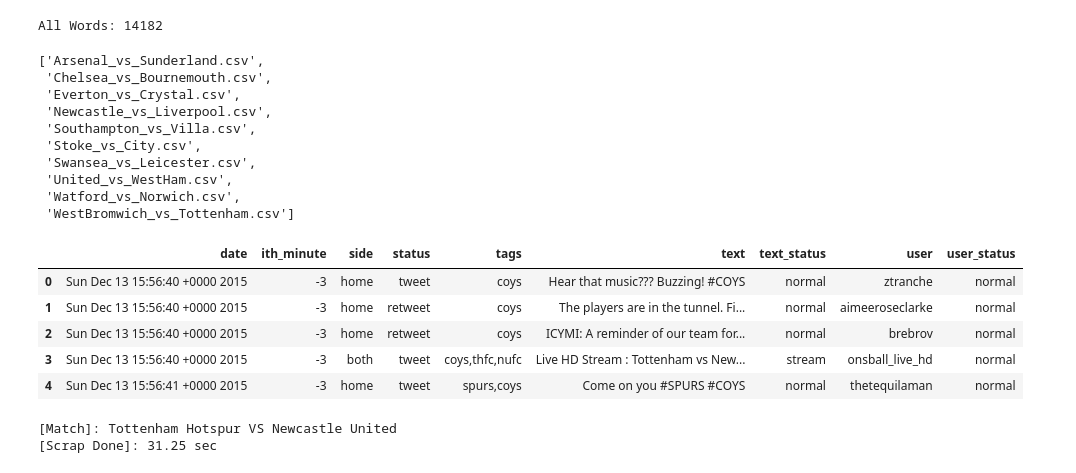
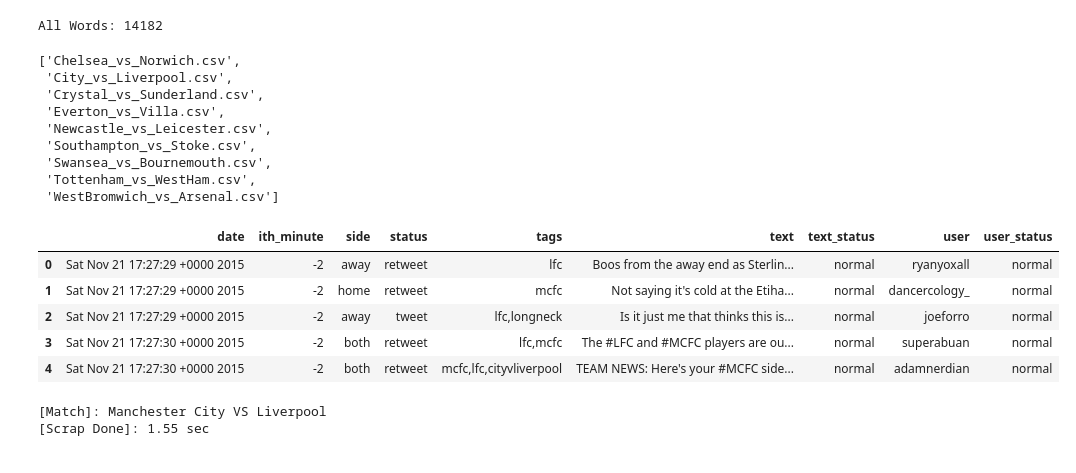
Before and after one commit to byam/predictEPL, a Jupyter notebook: Word-Emotion/Game Emolex Plot.ipynb, the cells around one changed output. Saved outputs shown, nothing was run; the diff lists cells and outputs as text; code cells hidden in the pictures.

```diff
--- a/Word-Emotion/Game Emolex Plot.ipynb
+++ b/Word-Emotion/Game Emolex Plot.ipynb
@@ -34,33 +34,32 @@ dic_emolex, dic_emolex_stemmed = EmolexDic()
 All Words: 14182
 # %%
 # choosing data
-week = str(15)
+week = str(13)
 GW = 'GW' + week
 filenames = FolderFiles(GW + '/SingleGames', paths.READ_PATH_EXTRACTED_CSV, ends='.csv')
 filenames
 # %% [output]
-['Arsenal_vs_Sunderland.csv',
- 'Chelsea_vs_Bournemouth.csv',
- 'Everton_vs_Crystal.csv',
- 'Newcastle_vs_Liverpool.csv',
- 'Southampton_vs_Villa.csv',
- 'Stoke_vs_City.csv',
- 'Swansea_vs_Leicester.csv',
- 'United_vs_WestHam.csv',
- 'Watford_vs_Norwich.csv',
- 'WestBromwich_vs_Tottenham.csv']
+['Chelsea_vs_Norwich.csv',
+ 'City_vs_Liverpool.csv',
+ 'Crystal_vs_Sunderland.csv',
+ 'Everton_vs_Villa.csv',
+ 'Newcastle_vs_Leicester.csv',
+ 'Southampton_vs_Stoke.csv',
+ 'Swansea_vs_Bournemouth.csv',
+ 'Tottenham_vs_WestHam.csv',
+ 'WestBromwich_vs_Arsenal.csv']
 # %%
 GW = 'GW' + week
 os.chdir(paths.READ_PATH_EXTRACTED_CSV + GW + '/SingleGames')
-df = csv_dic_df(filenames[-3])
+df = csv_dic_df(filenames[1])
 df.head()
 # %% [output]
 |  | date | ith_minute | side | status | tags | text | text_status | user | user_status |
-| 0 | Sun Dec 13 15:56:40 +0000 2015 | -3 | home | tweet | coys | Hear that music??? Buzzing! #COYS | normal | ztranche | normal |
-| 1 | Sun Dec 13 15:56:40 +0000 2015 | -3 | home | retweet | coys | The players are in the tunnel. Fi... | normal | aimeeroseclarke | normal |
-| 2 | Sun Dec 13 15:56:40 +0000 2015 | -3 | home | retweet | coys | ICYMI: A reminder of our team for... | normal | brebrov | normal |
-| 3 | Sun Dec 13 15:56:40 +0000 2015 | -3 | both | tweet | coys,thfc,nufc | Live HD Stream : Tottenham vs New... | stream | onsball_live_hd | normal |
-| 4 | Sun Dec 13 15:56:41 +0000 2015 | -3 | home | tweet | spurs,coys | Come on you #SPURS #COYS | normal | thetequilaman | normal |
+| 0 | Sat Nov 21 17:27:29 +0000 2015 | -2 | away | retweet | lfc | Boos from the away end as Sterlin... | normal | ryanyoxall | normal |
+| 1 | Sat Nov 21 17:27:29 +0000 2015 | -2 | home | retweet | mcfc | Not saying it's cold at the Etiha... | normal | dancercology_ | normal |
+| 2 | Sat Nov 21 17:27:29 +0000 2015 | -2 | away | tweet | lfc,longneck | Is it just me that thinks this is... | normal | joeforro | normal |
+| 3 | Sat Nov 21 17:27:30 +0000 2015 | -2 | both | retweet | lfc,mcfc | The #LFC and #MCFC players are ou... | normal | superabuan | normal |
+| 4 | Sat Nov 21 17:27:30 +0000 2015 | -2 | both | retweet | mcfc,lfc,cityvliverpool | TEAM NEWS: Here's your #MCFC side... | normal | adamnerdian | normal |
 # %%
 # [Filter] DF
 dfFilter = FilterDF(df)
@@ -79,11 +78,12 @@ dfFilterEmolexNonRtAway = CreateEmolexDF(dfFilter[(dfFilter['side'] == 'away') &
 # %%
 # Scrap Gamecast
 # url = 'http://www.espnfc.us/gamecast/422508/gamecast.html' # Bournemouth_vs_United
-url = 'http://www.espnfc.us/gamecast/422509/gamecast.html' # Tottenham_vs_Newcastle
+# url = 'http://www.espnfc.us/gamecast/422509/gamecast.html' # Tottenham_vs_Newcastle
+url = 'http://www.espnfc.us/gamecast/422539/gamecast.html' # City_vs_Liverpool
 dfGameCast = scrap_espn_gamecast.CreateEspnLiveCommentDF(url)
 # %% [output]
-[Match]: Tottenham Hotspur VS Newcastle United
-[Scrap Done]: 31.25 sec
+[Match]: Manchester City VS Liverpool
+[Scrap Done]: 1.55 sec
 # %%
 dfGameCast
 # %% [output]
```
Also changed, not shown: parts of 6 cells of this notebook, 5 other files.
